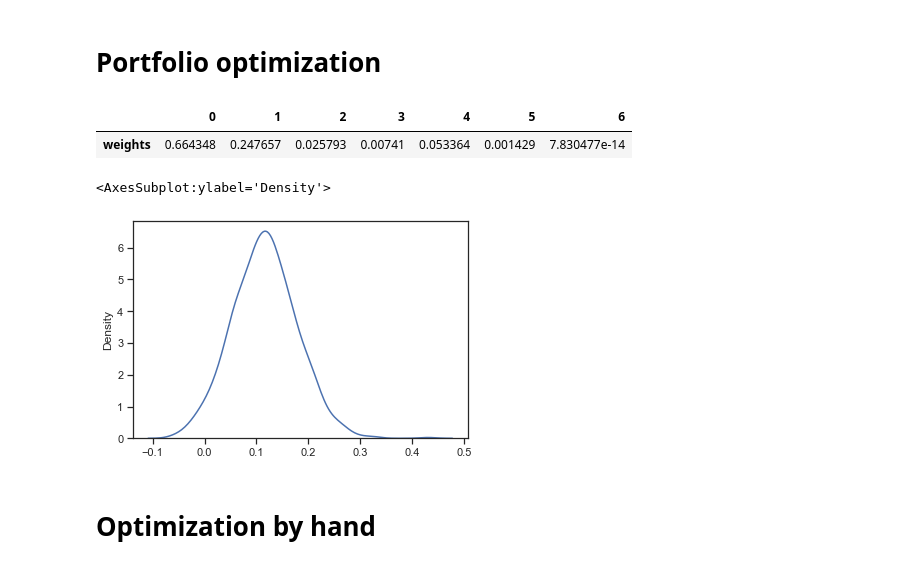
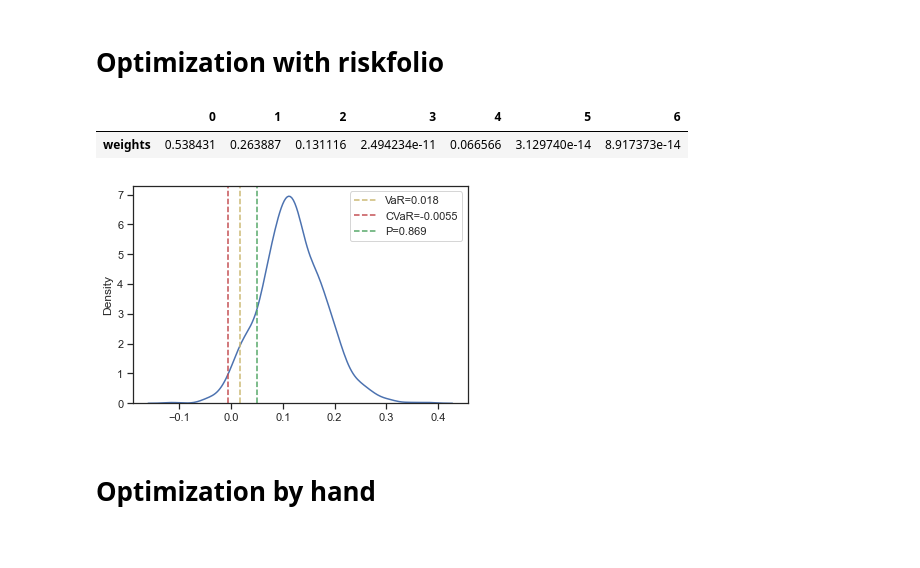
Before and after one commit to starovoitovs/defi, a Jupyter notebook: generator_cvar.ipynb, the cells around one changed output. Cells and saved outputs as stored; diff of their text form; code cells hidden in the pictures.

```diff
--- a/generator_cvar.ipynb
+++ b/generator_cvar.ipynb
@@ -14,0 +18,16 @@ import pickle
+# %%
+def plot_hist(returns):
+
+    zeta = 0.05
+    alpha = 0.05
+
+    sns.kdeplot(returns)
+
+    p = np.mean(returns >= zeta)
+    var = np.quantile(returns, alpha)
+    cvar = float(np.sum(returns * (returns <= var)) / np.sum(returns <= var)) / (1 - alpha)
+
+    plt.axvline(var, c='y', linestyle='--', label=f'VaR={var:4.2}')
+    plt.axvline(cvar, c='r', linestyle='--', label=f'CVaR={cvar:4.2}')
+    plt.axvline(zeta, c='g', linestyle='--', label=f'P={p}')
+    plt.legend()
@@ -63,5 +84,5 @@ plt.legend()
-# %% [markdown]
-# Portfolio optimization
+# %% [markdown]
+# Optimization with riskfolio
 # %%
 import riskfolio as rp
 import pandas as pd
@@ -87,18 +108,18 @@ hist = True # Use historical scenarios for risk measures that depend on scenario
 rf = 0 # Risk free rate
 l = 0 # Risk aversion factor, only useful when obj is 'Utility'
 
-w = port.optimization(model=model, rm=rm, obj=obj, rf=rf, l=l, hist=hist)
+weights = port.optimization(model=model, rm=rm, obj=obj, rf=rf, l=l, hist=hist)
 
-display(w.T)
+display(weights.T)
 # %% [output]
 |  | 0 | 1 | 2 | 3 | 4 | 5 | 6 |
-| weights | 0.664348 | 0.247657 | 0.025793 | 0.00741 | 0.053364 | 0.001429 | 7.830477e-14 |
+| weights | 0.538431 | 0.263887 | 0.131116 | 2.494234e-11 | 0.066566 | 3.129740e-14 | 8.917373e-14 |
 # %%
-portfolio_returns = log_ret @ w
-sns.kdeplot(portfolio_returns.to_numpy().T[0])
+portfolio_returns = log_ret @ weights
+portfolio_returns = portfolio_returns.to_numpy().T[0]
+plot_hist(portfolio_returns)
 # %% [output]
-<AxesSubplot:ylabel='Density'>
-[figure, old version]
+[figure, new version]
 # %% [markdown]
 # Optimization by hand
 # %% [markdown]
```
Also changed, not shown: parts of 6 cells of this notebook.
